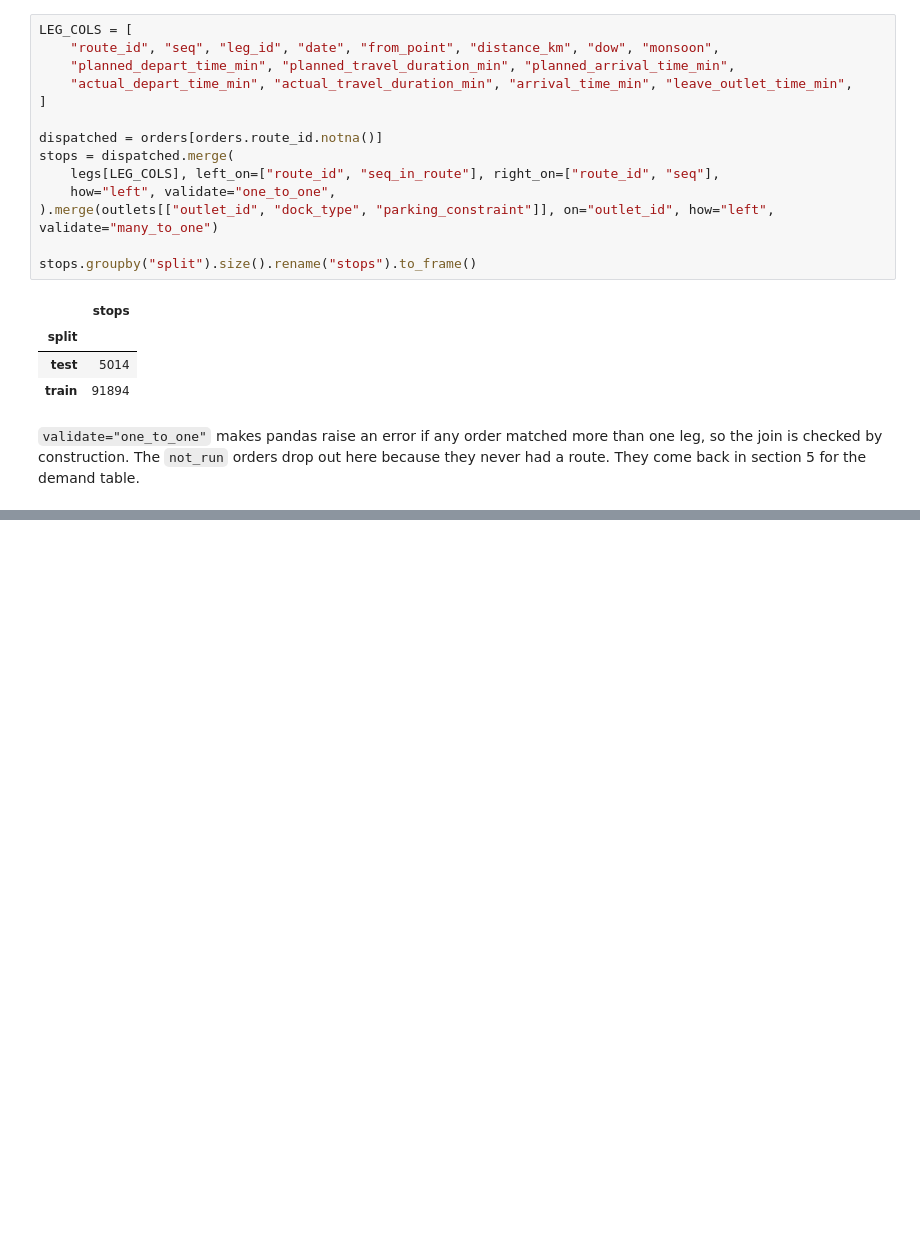
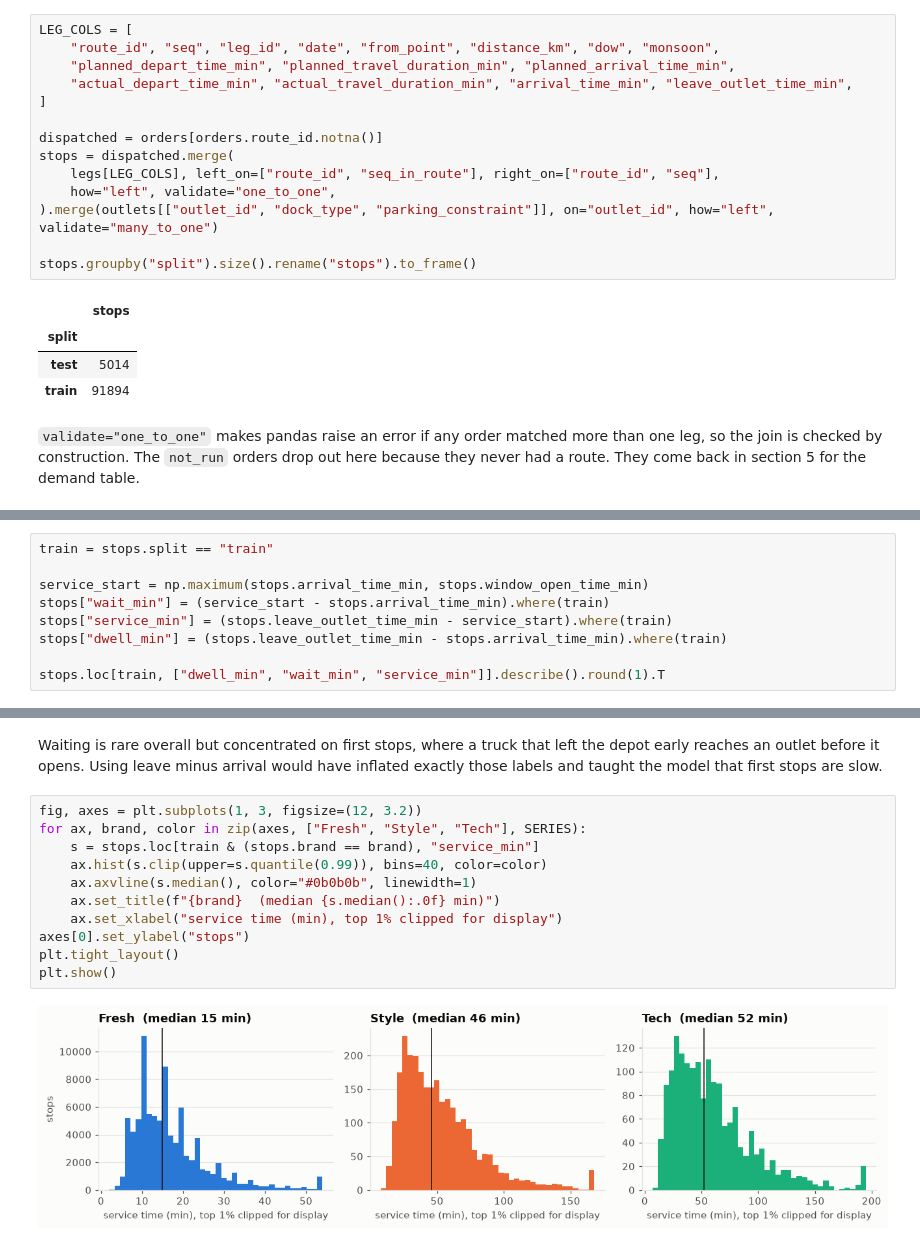
Before and after one commit to sameera-ekanayaka/Xora_Datathon, a Jupyter notebook: notebooks/03_label_construction.ipynb, the cells around one changed output, grey strips where cells are left out. Cells and saved outputs as stored; diff of their text form; blank space fills up the shorter version.

Commit message:
Build service-time label excluding wait for window opening

```diff
--- a/notebooks/03_label_construction.ipynb
+++ b/notebooks/03_label_construction.ipynb
@@ -56,0 +67,9 @@ stops.groupby("split").size().rename("stops").to_frame()
+# %%
+train = stops.split == "train"
+
+service_start = np.maximum(stops.arrival_time_min, stops.window_open_time_min)
+stops["wait_min"] = (service_start - stops.arrival_time_min).where(train)
+stops["service_min"] = (stops.leave_outlet_time_min - service_start).where(train)
+stops["dwell_min"] = (stops.leave_outlet_time_min - stops.arrival_time_min).where(train)
+
+stops.loc[train, ["dwell_min", "wait_min", "service_min"]].describe().round(1).T
@@ -56,0 +95,15 @@ stops.groupby("split").size().rename("stops").to_frame()
+# %% [markdown]
+Waiting is rare overall but concentrated on first stops, where a truck that left the depot early reaches an outlet before it opens. Using leave minus arrival would have inflated exactly those labels and taught the model that first stops are slow.
+# %%
+fig, axes = plt.subplots(1, 3, figsize=(12, 3.2))
+for ax, brand, color in zip(axes, ["Fresh", "Style", "Tech"], SERIES):
+    s = stops.loc[train & (stops.brand == brand), "service_min"]
+    ax.hist(s.clip(upper=s.quantile(0.99)), bins=40, color=color)
+    ax.axvline(s.median(), color="#0b0b0b", linewidth=1)
+    ax.set_title(f"{brand}  (median {s.median():.0f} min)")
+    ax.set_xlabel("service time (min), top 1% clipped for display")
+axes[0].set_ylabel("stops")
+plt.tight_layout()
+plt.show()
+# %% [output]
+[figure, added]
```
Also changed, not shown: parts of 5 cells of this notebook.
